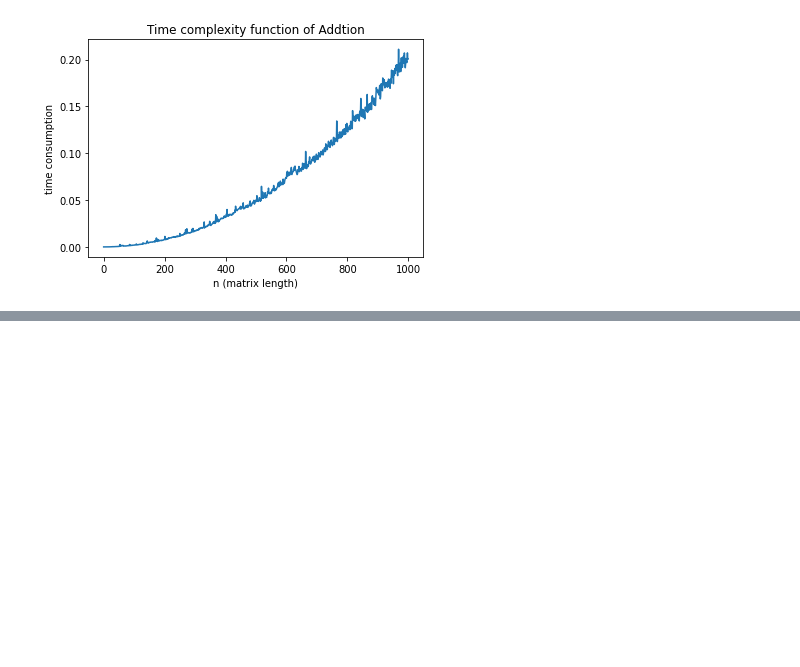
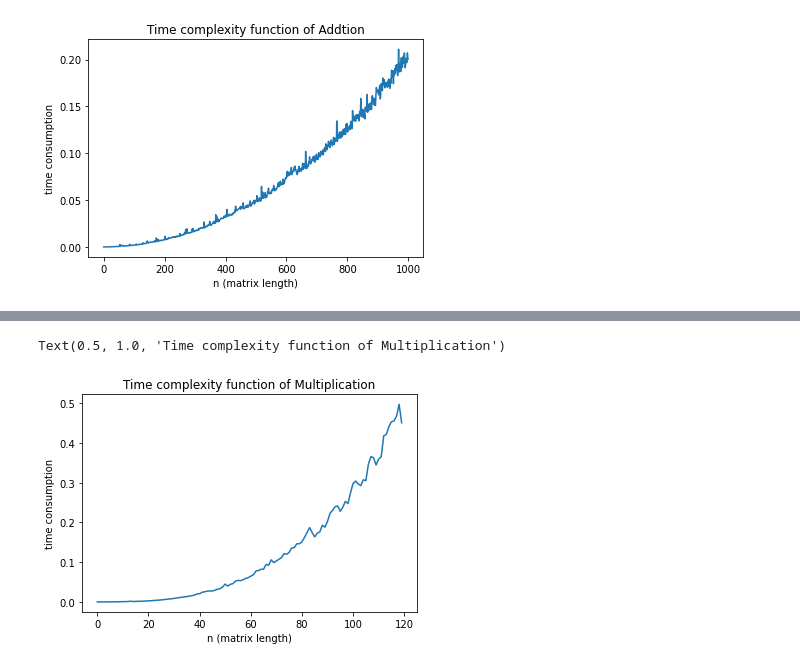
Before and after one commit to YonghengZou/Algorithm, a Jupyter notebook: 01introduction/04_freqency.ipynb, the cells around one changed output, grey strips where cells are left out. Cells and saved outputs as stored; diff of their text form; code cells hidden in the pictures; blank space fills up the shorter version.

```diff
--- a/01introduction/04_freqency.ipynb
+++ b/01introduction/04_freqency.ipynb
@@ -53,7 +53,7 @@ def sum(A ,n):
   Parameters
   ----------
   A : list
-      Array.
+      List of a array.
   n : int
       Size of array.
   """
@@ -121,9 +121,9 @@ def add(A, B, n):
   Parameters
   ----------
   A : list
-      List of a matrix with the size of n by n
+      List of a matrix with the size of n by n.
   n : int
-      Length of the matrix
+      Length of the matrix.
   """
   C = [[0] * n ] * n
   for i in range(n):
@@ -153,0 +173,41 @@ Text(0.5, 1.0, 'Time complexity function of Addtion')
+# %%
+def multiply(A, B, n):
+  """Return the multiplication of two matrix
+  Parameters
+  ----------
+  A : List
+      List of a matrix with the size of n by n
+  B : List
+      List of a matrix with the size of n by n
+  C : Length of the matrix.
+  """
+  C = [[0]*n]*n
+  for i in range(n):
+    for j in range(n):
+      for k in range(n):
+        C[i][j] = C[i][j] + A[i][k]*B[k][j]
+  return C
+# %%
+import time
+import matplotlib.pyplot as plt
+
+duration_list = []
+
+steps = 120
+
+for n in range(steps):
+
+  A = [[0] * (n+1) ] * (n+1)
+  B = [[0] * (n+1) ] * (n+1)
+  start = time.time()
+  multiply(A, B, n+1)
+  duration = time.time() - start
+  duration_list.append(duration)
+
+plt.plot(duration_list)
+plt.xlabel('n (matrix length)')
+plt.ylabel('time consumption')
+plt.title('Time complexity function of Multiplication')
+# %% [output]
+Text(0.5, 1.0, 'Time complexity function of Multiplication')
+[figure, added]
```
Also changed, not shown: parts of 3 cells of this notebook.
